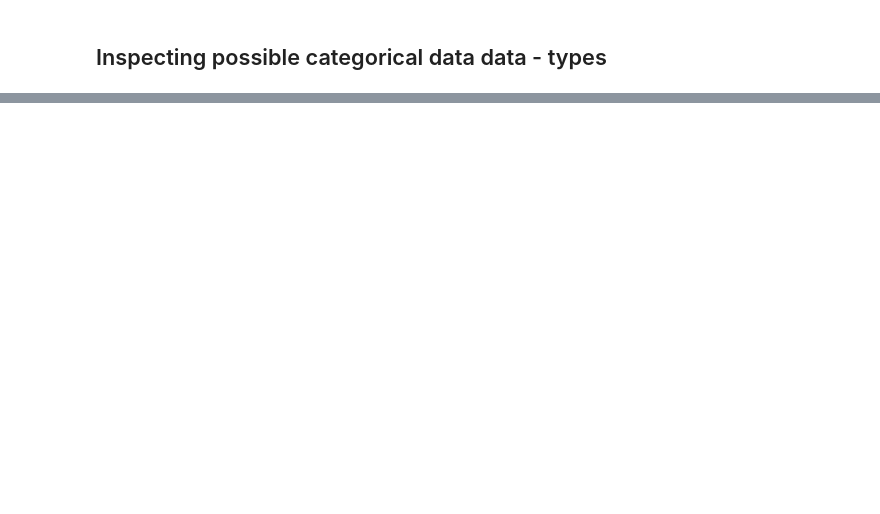
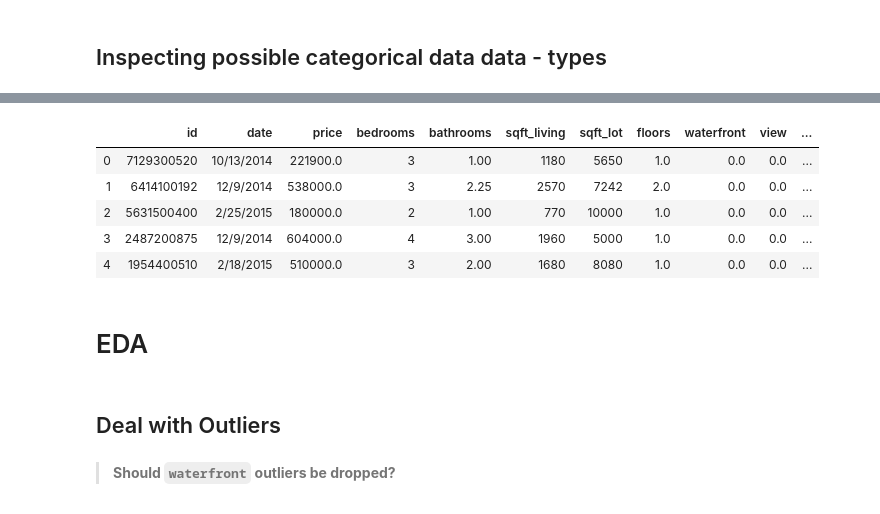
Before and after one commit to jammy-bot/dsc-mod-2-project-v2-1-online-ds-ft-120919, a Jupyter notebook: student.ipynb, the cells around one changed output, grey strips where cells are left out. Drawn from its saved outputs; the diff is of its cells as text; code cells hidden in the pictures; blank space fills up the shorter version.

```diff
--- a/student.ipynb
+++ b/student.ipynb
@@ -151,0 +249,4 @@ Zip codes:
+# %%
+# properties are not on waterfront
+# fill `waterfront` nulls with 0s
+data_f.waterfront.fillna(value=0, inplace=True)
@@ -151,0 +255,6 @@ Zip codes:
+# %%
+# there are only 63 null in `view`--dropping rather than fill with 0s
+# since 0 is a one of the 5 values in use for this column
+data_f.loc[data_f['view'].isna(), (['price'])].count()
+
+data_f.view.dropna(inplace=True)
@@ -151,0 +287,19 @@ Zip codes:
+# %%
+# creating a new boolean column
+# returning True for `yr_renovated` > 1 in each row
+data_f['Renovated'] = (data_f['yr_renovated'] > 1).astype(int)
+# %%
+data_f.head()
+# %% [output]
+|  | id | date | price | bedrooms | bathrooms | sqft_living | sqft_lot | floors | waterfront | view | ... |
+| 0 | 7129300520 | 10/13/2014 | 221900.0 | 3 | 1.00 | 1180 | 5650 | 1.0 | 0.0 | 0.0 | ... |
+| 1 | 6414100192 | 12/9/2014 | 538000.0 | 3 | 2.25 | 2570 | 7242 | 2.0 | 0.0 | 0.0 | ... |
+| 2 | 5631500400 | 2/25/2015 | 180000.0 | 2 | 1.00 | 770 | 10000 | 1.0 | 0.0 | 0.0 | ... |
+| 3 | 2487200875 | 12/9/2014 | 604000.0 | 4 | 3.00 | 1960 | 5000 | 1.0 | 0.0 | 0.0 | ... |
+| 4 | 1954400510 | 2/18/2015 | 510000.0 | 3 | 2.00 | 1680 | 8080 | 1.0 | 0.0 | 0.0 | ... |
+# %% [markdown]
+# EDA
+# %% [markdown]
+## Deal with Outliers
+# %% [markdown]
+> **Should `waterfront` outliers be dropped?**
```
Also changed, not shown: parts of 28 cells of this notebook.
